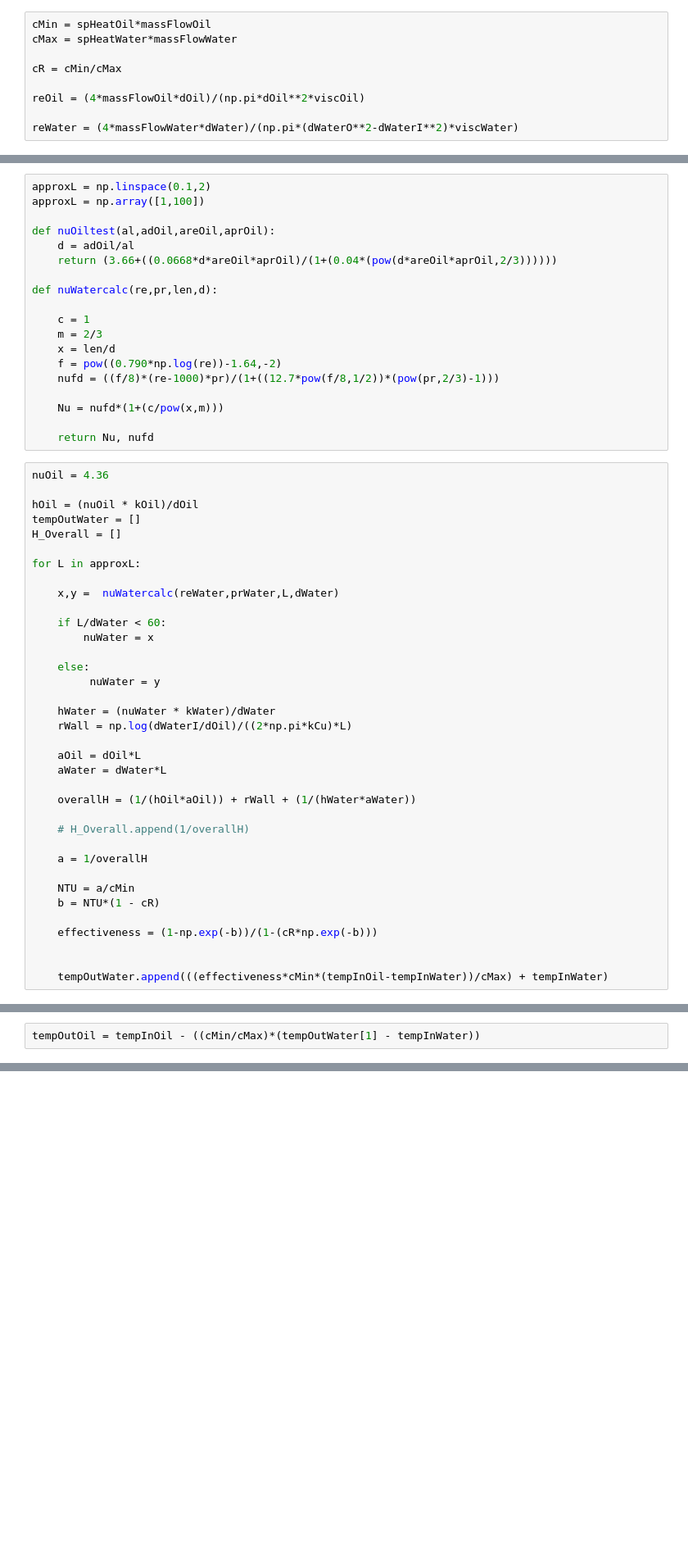
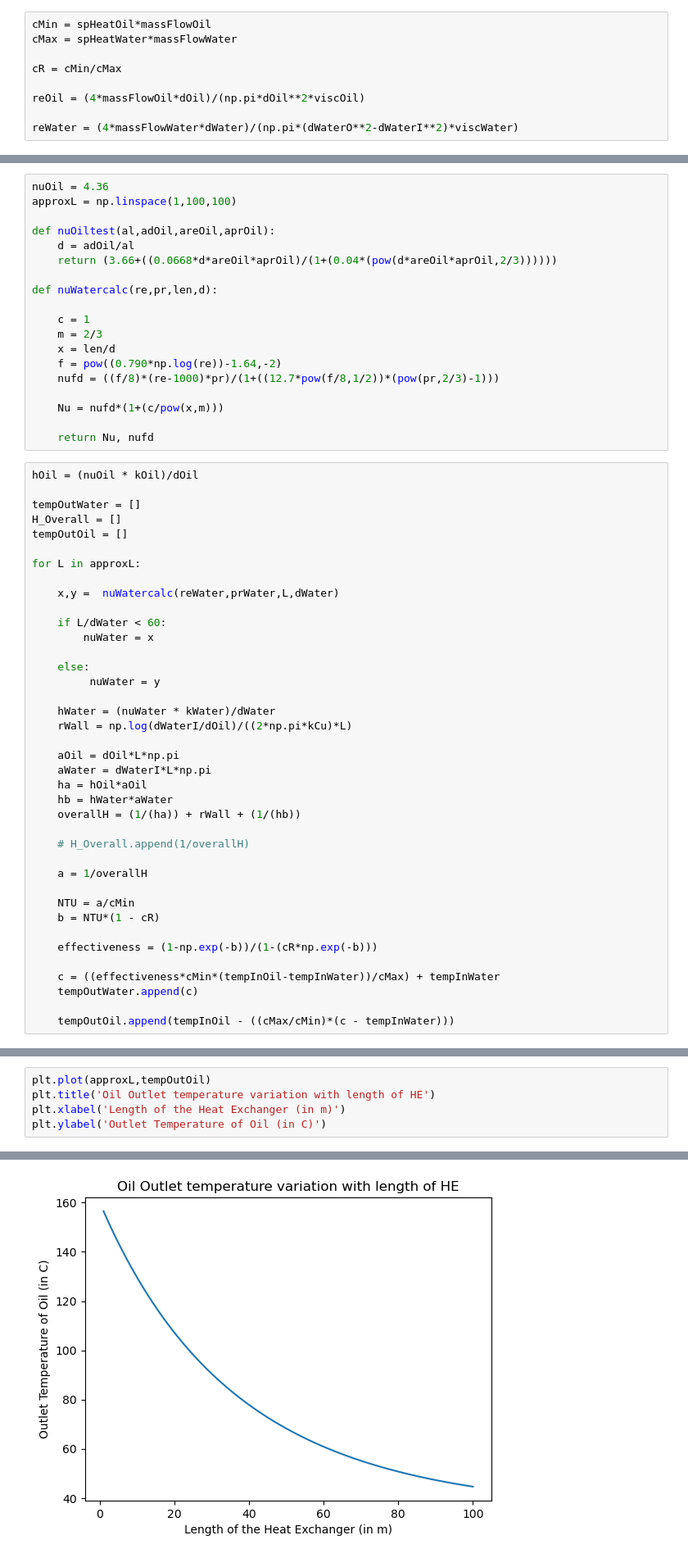
Before and after one commit to its-firefly/University, a Jupyter notebook: KB7001/KB7001_Assessment_analytical.ipynb, the cells around one changed output, grey strips where cells are left out. Shown: that part at 82% size. Saved outputs shown, nothing was run; the diff lists cells and outputs as text; blank space fills up the shorter version.

Commit message:
added some documentation and a few plots

```diff
--- a/KB7001/KB7001_Assessment_analytical.ipynb
+++ b/KB7001/KB7001_Assessment_analytical.ipynb
@@ -50,6 +63,6 @@ reWater = (4*massFlowWater*dWater)/(np.pi*(dWaterO**2-dWaterI**2)*viscWater)
 # %%
-approxL = np.linspace(0.1,2)
-approxL = np.array([1,100])
+nuOil = 4.36
+approxL = np.linspace(1,100,100)
 
 def nuOiltest(al,adOil,areOil,aprOil):
     d = adOil/al
@@ -67,11 +80,11 @@ def nuWatercalc(re,pr,len,d):
 
     return Nu, nufd
 # %%
-nuOil = 4.36
+hOil = (nuOil * kOil)/dOil
 
-hOil = (nuOil * kOil)/dOil
 tempOutWater = []
 H_Overall = []
+tempOutOil = []
 
 for L in approxL:
 
@@ -86,10 +99,11 @@ for L in approxL:
     hWater = (nuWater * kWater)/dWater
     rWall = np.log(dWaterI/dOil)/((2*np.pi*kCu)*L)
 
-    aOil = dOil*L
-    aWater = dWater*L
-
-    overallH = (1/(hOil*aOil)) + rWall + (1/(hWater*aWater))
+    aOil = dOil*L*np.pi
+    aWater = dWaterI*L*np.pi
+    ha = hOil*aOil
+    hb = hWater*aWater
+    overallH = (1/(ha)) + rWall + (1/(hb))
 
     # H_Overall.append(1/overallH)
 
@@ -100,5 +114,7 @@ for L in approxL:
 
     effectiveness = (1-np.exp(-b))/(1-(cR*np.exp(-b)))
 
+    c = ((effectiveness*cMin*(tempInOil-tempInWater))/cMax) + tempInWater
+    tempOutWater.append(c)
 
-    tempOutWater.append(((effectiveness*cMin*(tempInOil-tempInWater))/cMax) + tempInWater)
+    tempOutOil.append(tempInOil - ((cMax/cMin)*(c - tempInWater)))
@@ -108,2 +120,0 @@ test1mWater = nuOiltest(1,dWater,reWater,prWater)
-# %%
-tempOutOil = tempInOil - ((cMin/cMax)*(tempOutWater[1] - tempInWater))
@@ -109,0 +126,6 @@ tempOutOil = tempInOil - ((cMin/cMax)*(tempOutWater[1] - tempInWater))
+# %%
+plt.plot(approxL,tempOutOil)
+plt.title('Oil Outlet temperature variation with length of HE')
+plt.xlabel('Length of the Heat Exchanger (in m)')
+plt.ylabel('Outlet Temperature of Oil (in C)')
+# %% [output]
@@ -109,0 +133 @@ tempOutOil = tempInOil - ((cMin/cMax)*(tempOutWater[1] - tempInWater))
+[figure, added]
```
Also changed, not shown: parts of 8 cells of this notebook.
